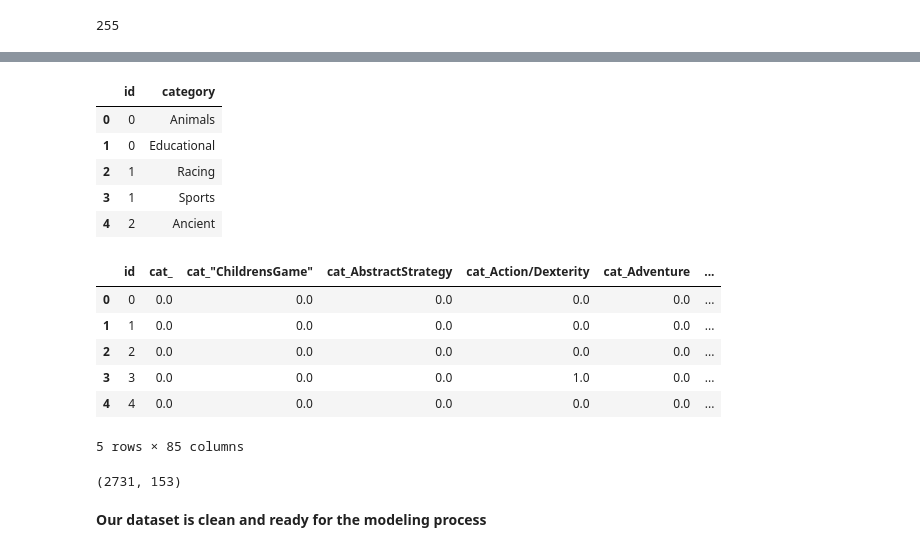
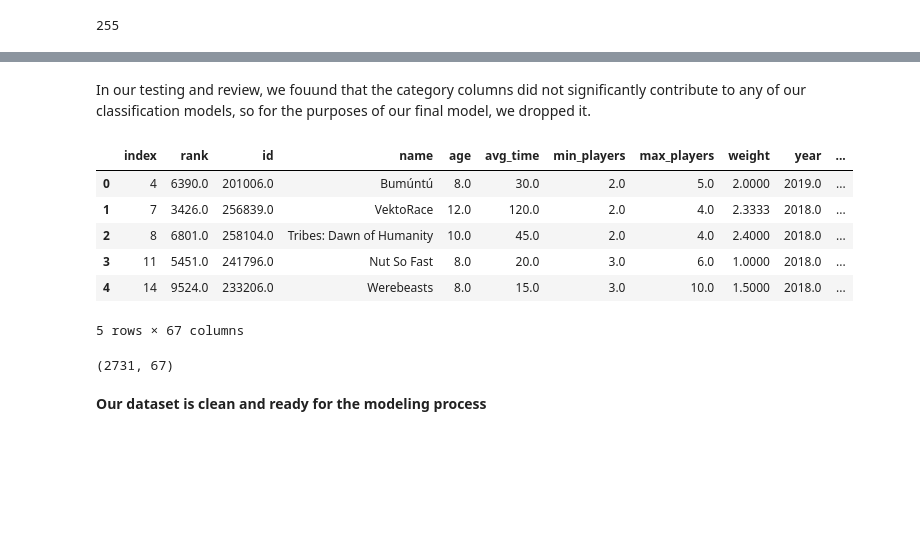
Before and after one commit to mandoiwanaga/board_game_rank_classifier, a Jupyter notebook: final.ipynb, the cells around one changed output, grey strips where cells are left out. Cells and saved outputs as stored; diff of their text form; code cells hidden in the pictures; blank space fills up the shorter version.

```diff
--- a/final.ipynb
+++ b/final.ipynb
@@ -164,9 +127,0 @@ cat_df.columns = ['id', 'category']
-# %%
-cat_df.head()
-# %% [output]
-|  | id | category |
-| 0 | 0 | Animals |
-| 1 | 0 | Educational |
-| 2 | 1 | Racing |
-| 3 | 1 | Sports |
-| 4 | 2 | Ancient |
@@ -175,17 +127,0 @@ encoder_2 = OneHotEncoder(categories="auto").fit(cat_df[["category"]])
-# %%
-cat_ohe = pd.DataFrame(encoder_2.transform(cat_df[["category"]]).toarray(),
-                   columns=encoder_2.get_feature_names(["cat"]))
-
-cat_ohe_df = pd.concat([cat_df.drop("category", axis=1), cat_ohe], axis=1)
-
-cat_dedup = cat_ohe_df.groupby("id")[cat_ohe.columns].agg("sum").reset_index()
-
-cat_dedup.head()
-# %% [output]
-|  | id | cat_ | cat_"ChildrensGame" | cat_AbstractStrategy | cat_Action/Dexterity | cat_Adventure | ... |
-| 0 | 0 | 0.0 | 0.0 | 0.0 | 0.0 | 0.0 | ... |
-| 1 | 1 | 0.0 | 0.0 | 0.0 | 0.0 | 0.0 | ... |
-| 2 | 2 | 0.0 | 0.0 | 0.0 | 0.0 | 0.0 | ... |
-| 3 | 3 | 0.0 | 0.0 | 0.0 | 1.0 | 0.0 | ... |
-| 4 | 4 | 0.0 | 0.0 | 0.0 | 0.0 | 0.0 | ... |
-5 rows × 85 columns
@@ -192,9 +131,20 @@ cat_dedup.head()
+# %% [markdown]
+In our testing and review, we fouund that the category columns did not significantly contribute to any of our classification models, so for the purposes of our final model, we dropped it.
 # %%
-bgg_complete = pd.concat([bgg, mech_dedup, cat_dedup], axis=1)
-bgg_complete = bgg_complete.drop(['mechanic','category'], axis=1)
-bgg_complete.shape
+bgg_complete.drop('category', axis=1, inplace=True)
+bgg_complete.head()
 # %% [output]
+|  | index | rank | id | name | age | avg_time | min_players | max_players | weight | year | ... |
+| 0 | 4 | 6390.0 | 201006.0 | Bumúntú | 8.0 | 30.0 | 2.0 | 5.0 | 2.0000 | 2019.0 | ... |
+| 1 | 7 | 3426.0 | 256839.0 | VektoRace | 12.0 | 120.0 | 2.0 | 4.0 | 2.3333 | 2018.0 | ... |
+| 2 | 8 | 6801.0 | 258104.0 | Tribes: Dawn of Humanity | 10.0 | 45.0 | 2.0 | 4.0 | 2.4000 | 2018.0 | ... |
+| 3 | 11 | 5451.0 | 241796.0 | Nut So Fast | 8.0 | 20.0 | 3.0 | 6.0 | 1.0000 | 2018.0 | ... |
+| 4 | 14 | 9524.0 | 233206.0 | Werebeasts | 8.0 | 15.0 | 3.0 | 10.0 | 1.5000 | 2018.0 | ... |
-(2731, 153)
+5 rows × 67 columns
+# %%
+bgg_complete.shape
+# %% [output]
+(2731, 67)
 # %% [markdown]
 **Our dataset is clean and ready for the modeling process**
 # %% [markdown]
```
Also changed, not shown: parts of 28 cells of this notebook, 2 other files.
